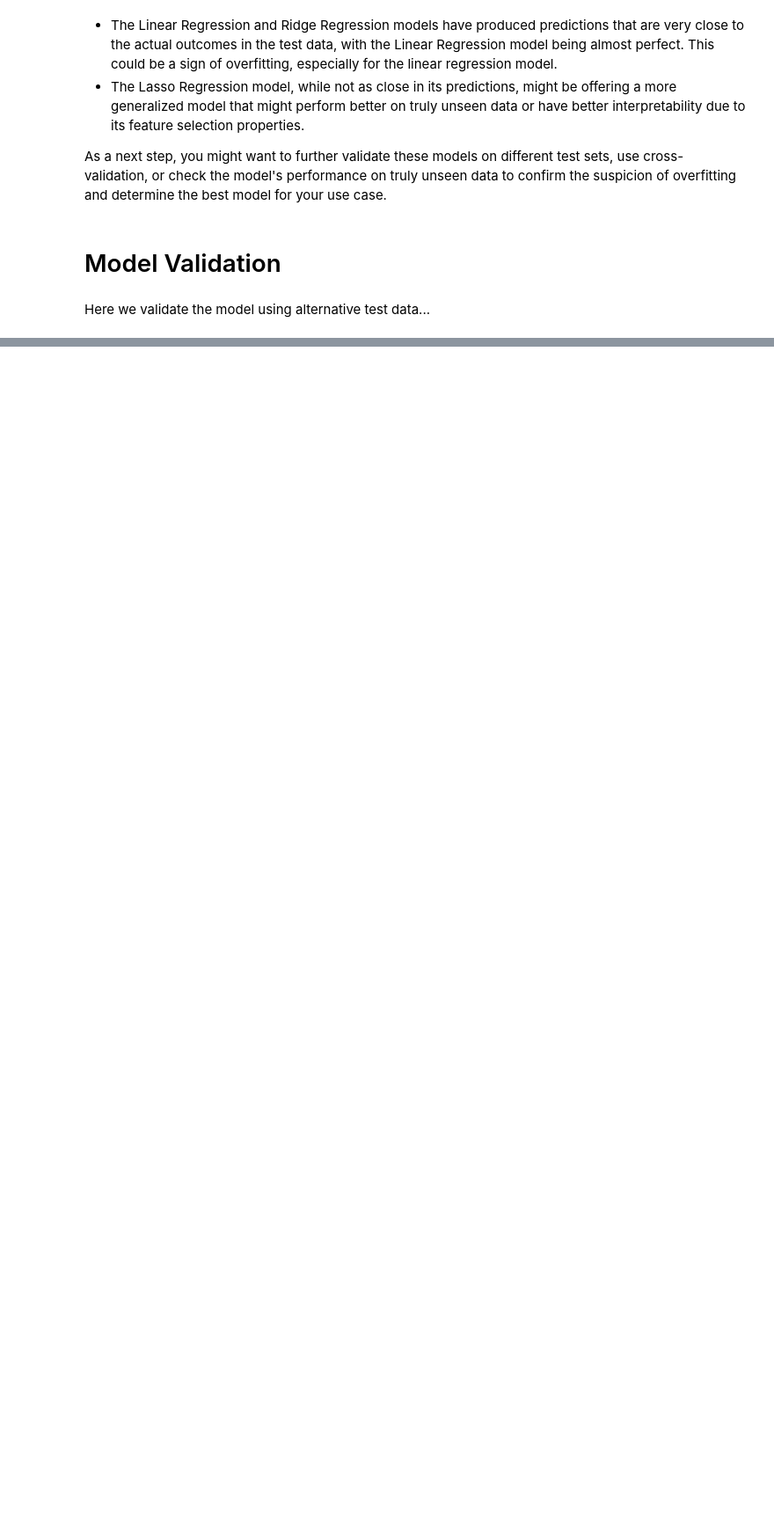
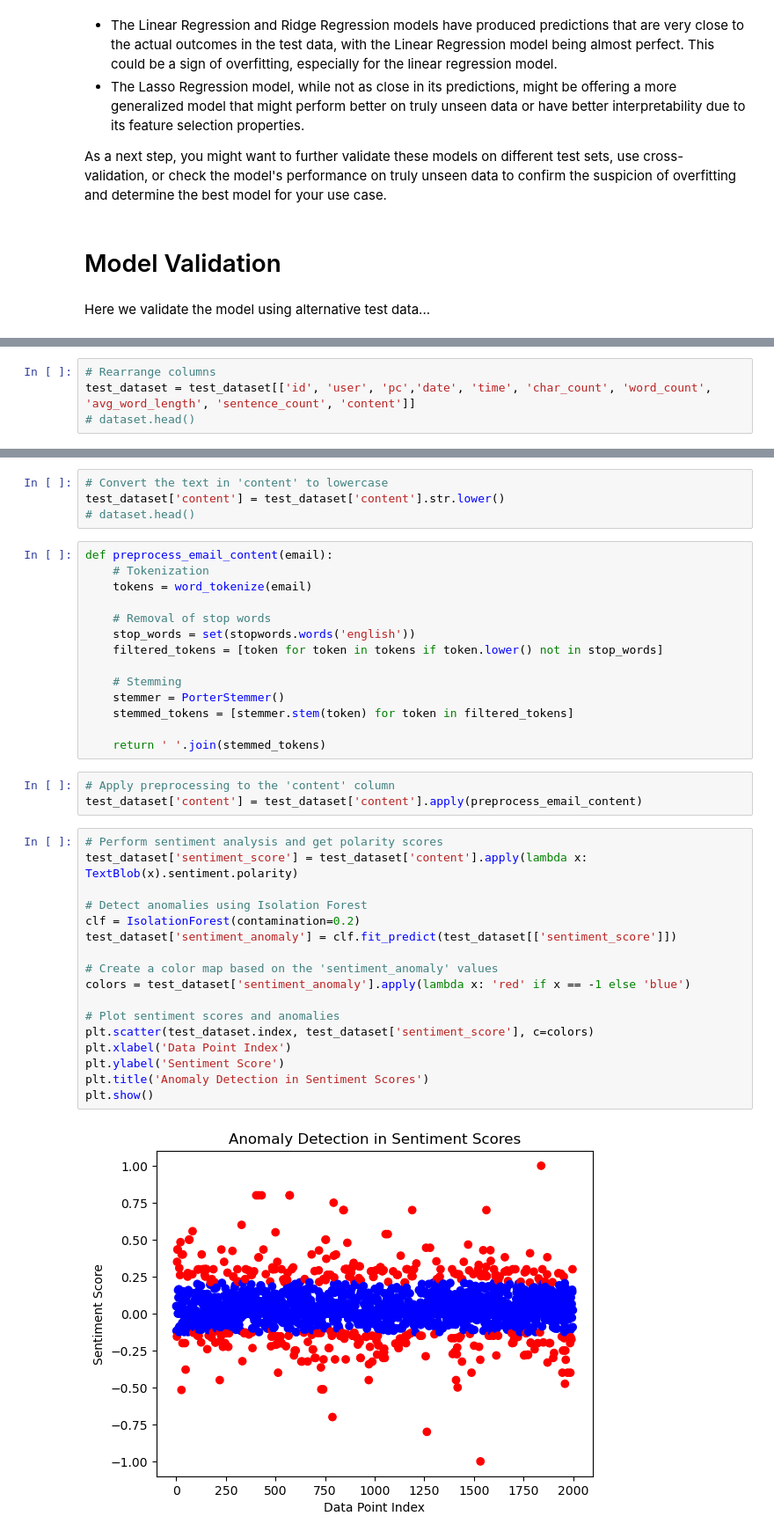
Before and after one commit to blxckbvrbi3/threat-detection-article, a Jupyter notebook: threat-detection-model.ipynb, the cells around one changed output, grey strips where cells are left out. Shown at 88% size. Cells and saved outputs as stored; diff of their text form; blank space fills up the shorter version.

```diff
--- a/threat-detection-model.ipynb
+++ b/threat-detection-model.ipynb
@@ -678,0 +713,4 @@ Here we validate the model using alternative test data...
+# %%
+# Rearrange columns
+test_dataset = test_dataset[['id', 'user', 'pc','date', 'time', 'char_count', 'word_count', 'avg_word_length', 'sentence_count', 'content']]
+# dataset.head()
@@ -678,0 +779,40 @@ Here we validate the model using alternative test data...
+# %%
+# Convert the text in 'content' to lowercase
+test_dataset['content'] = test_dataset['content'].str.lower()
+# dataset.head()
+# %%
+def preprocess_email_content(email):
+    # Tokenization
+    tokens = word_tokenize(email)
+
+    # Removal of stop words
+    stop_words = set(stopwords.words('english'))
+    filtered_tokens = [token for token in tokens if token.lower() not in stop_words]
+
+    # Stemming
+    stemmer = PorterStemmer()
+    stemmed_tokens = [stemmer.stem(token) for token in filtered_tokens]
+
+    return ' '.join(stemmed_tokens)
+# %%
+# Apply preprocessing to the 'content' column
+test_dataset['content'] = test_dataset['content'].apply(preprocess_email_content)
+# %%
+# Perform sentiment analysis and get polarity scores
+test_dataset['sentiment_score'] = test_dataset['content'].apply(lambda x: TextBlob(x).sentiment.polarity)
+
+# Detect anomalies using Isolation Forest
+clf = IsolationForest(contamination=0.2)
+test_dataset['sentiment_anomaly'] = clf.fit_predict(test_dataset[['sentiment_score']])
+
+# Create a color map based on the 'sentiment_anomaly' values
+colors = test_dataset['sentiment_anomaly'].apply(lambda x: 'red' if x == -1 else 'blue')
+
+# Plot sentiment scores and anomalies
+plt.scatter(test_dataset.index, test_dataset['sentiment_score'], c=colors)
+plt.xlabel('Data Point Index')
+plt.ylabel('Sentiment Score')
+plt.title('Anomaly Detection in Sentiment Scores')
+plt.show()
+# %% [output]
+[figure, added]
```
Also changed, not shown: parts of 36 cells of this notebook.
